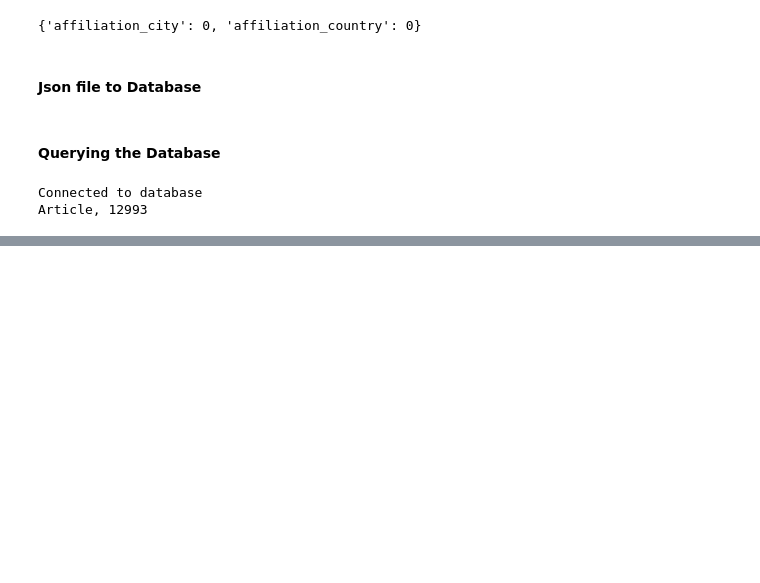
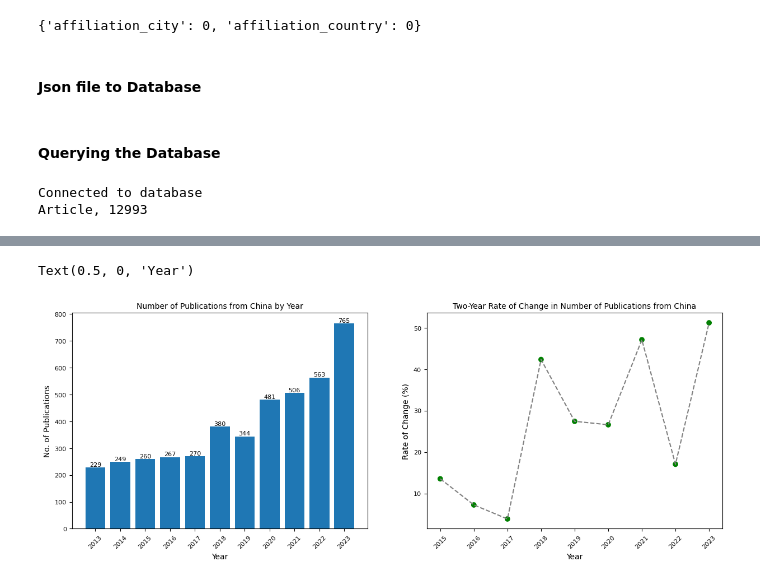
Before and after one commit to Arg-Pep/CS648---Project-ID-24-8, a Jupyter notebook: CS648 - Code.ipynb, the cells around one changed output, grey strips where cells are left out. Drawn from its saved outputs; the diff is of its cells as text; code cells hidden in the pictures; blank space fills up the shorter version.

```diff
--- a/CS648 - Code.ipynb
+++ b/CS648 - Code.ipynb
@@ -792,0 +833,18 @@ Text(0.5, 1.0, 'Number of Publications by Type')
+# %%
+# Number of publications by year from China
+
+## Run an SQL query
+dbConnection = ConnectToDatabase()
+Year = []
+Count_China=[]
+if dbConnection is not None:
+    SQL_Query_Text = "select Pub_Year, count(*) as count from public.scopusapidata where (affil_country = 'China') group by Pub_Year order by Pub_Year asc"
+    queryResults = sqlQuery(dbConnection,SQL_Query_Text)
+    for s in queryResults:
+        print("Year = {}, Number of Publications = {} articles".format(s[0], s[1]))
+        Year.append(s[0])
+        Count_China.append(s[1])
+    print("\n")
+    dbConnection.close()
+else:
+    print("Failed to connect to the database.")
@@ -792,0 +864,44 @@ Text(0.5, 1.0, 'Number of Publications by Type')
+# %%
+# PLOT - Number of publications by year from China
+
+# dictionary of lists
+dict_China = {'Pub_Year': Year, 'Count': Count_China}
+
+# Create df from SQL query results
+Pub_China = pd.DataFrame(dict_China)
+
+# New column: rate of change in number of publications by year
+Pub_China['Rate_of_Change'] = Pub_China['Count'].pct_change(periods=2) * 100
+
+# Copy of df to exlude year 2013 as rate of change is NaN
+Pub_China_exclnan = Pub_China[~Pub_China['Pub_Year'].isin([2013, 2014])] # ~ is the NOT operator
+
+# Set up colour values for rate of change
+colours = ['green' if val >= 0 else 'red' for val in Pub_China_exclnan['Rate_of_Change']]
+
+# Plot number of publications and rate of change
+
+fig, (ax1, ax2) = plt.subplots(1,2,figsize=(15, 5))
+
+bars = ax1.bar(Pub_China['Pub_Year'], Pub_China['Count'], label=Pub_China['Pub_Year'])
+ax1.set_xticks(Pub_China['Pub_Year'], labels=Pub_China['Pub_Year'], rotation= 45, size = 8)
+ax1.tick_params(axis='y', labelsize=8)  # Set the label size for y-axis
+ax1.set_ylabel('No. of Publications')
+ax1.set_xlabel('Year', fontsize = 10)
+ax1.set_title('Number of Publications from China by Year', fontsize = 10)
+# Add count value on top of each bar
+for bar in bars:
+    yval = bar.get_height()
+    ax1.text(bar.get_x() + bar.get_width()/2, yval, int(yval), ha='center', va='bottom', fontsize=8)
+
+
+ax2.plot(Pub_China_exclnan['Pub_Year'], Pub_China_exclnan['Rate_of_Change'], linestyle="--", color= 'gray', label="Rate of Change")
+ax2.scatter(Pub_China_exclnan['Pub_Year'], Pub_China_exclnan['Rate_of_Change'], color= colours)
+ax2.set_xticks(Pub_China_exclnan['Pub_Year'], labels=Pub_China_exclnan['Pub_Year'], rotation= 45, size = 8)
+ax2.tick_params(axis='y', labelsize=8)  # Set the label size for y-axis
+ax2.set_title('Two-Year Rate of Change in Number of Publications from China', fontsize = 10)
+ax2.set_ylabel('Rate of Change (%)')
+ax2.set_xlabel('Year', fontsize = 10)
+# %% [output]
+Text(0.5, 0, 'Year')
+[figure, added]
```
Also changed, not shown: parts of 9 cells of this notebook.
